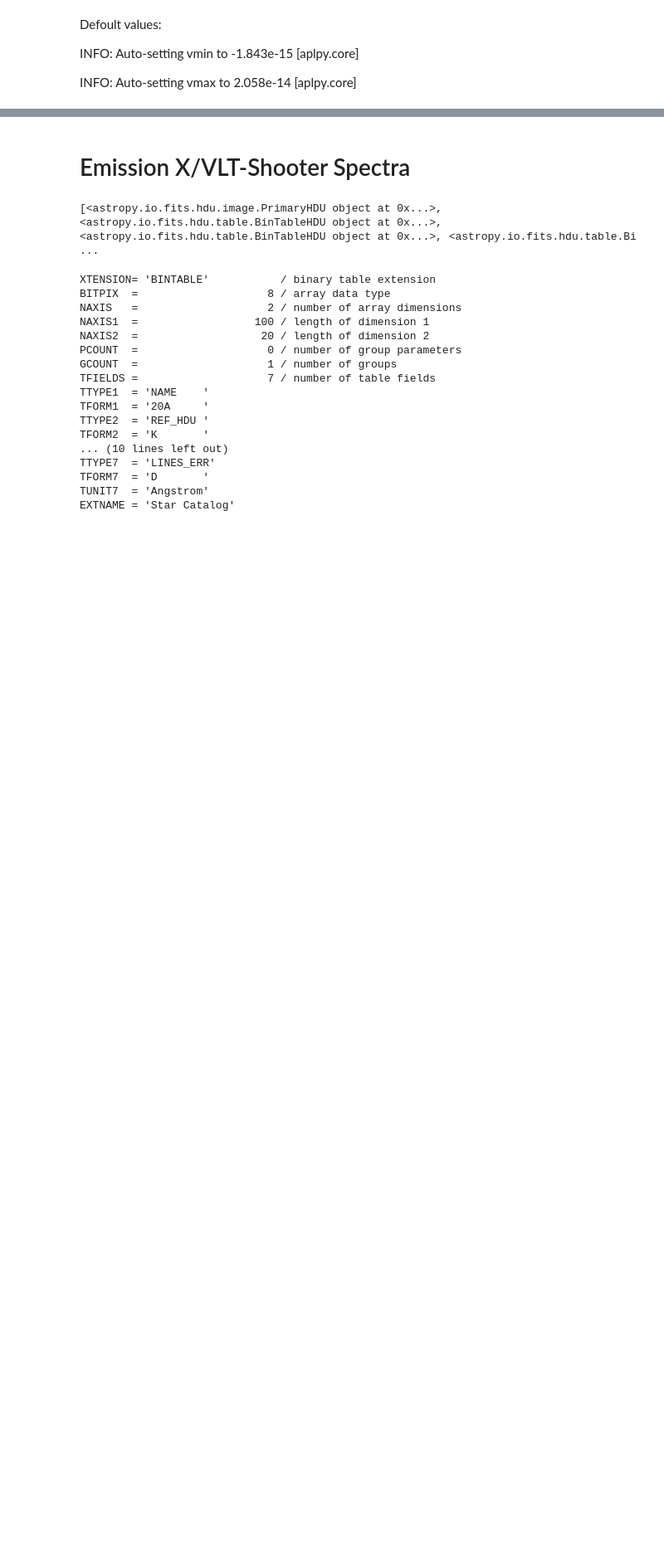
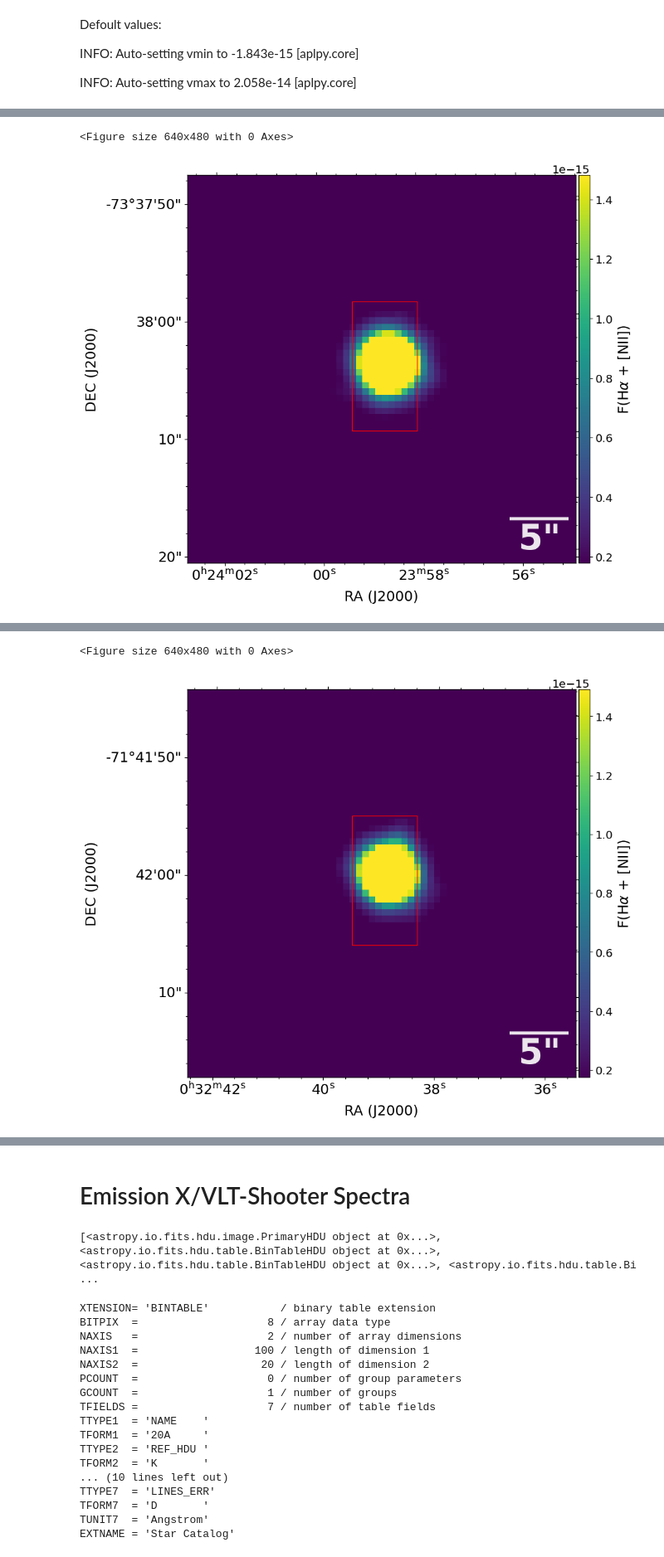
Before and after one commit to AngelGSoto/PNe-MC-SPLUS, a Jupyter notebook: notebooks/pseudo-slit-final.ipynb, the cells around one changed output, grey strips where cells are left out. Shown: that part at 83% size. Drawn from its saved outputs; the diff is of its cells as text; code cells hidden in the pictures; blank space fills up the shorter version.

Commit message:
Adding some slits

```diff
--- a/notebooks/pseudo-slit-final.ipynb
+++ b/notebooks/pseudo-slit-final.ipynb
@@ -120,0 +126,3 @@ WARNING: FITSFixedWarning: 'datfix' made the change 'Set DATE-OBS to '2018-11-06
+# %%
+table = Table.read("../VLT-XSHOOTER-spectra-splusmag-SMC.ecsv", format="ascii.ecsv")
+table
@@ -120,0 +141,27 @@ WARNING: FITSFixedWarning: 'datfix' made the change 'Set DATE-OBS to '2018-11-06
+# %%
+# Iterate through the "ID" column
+# Initialize an empty Astropy Table
+output_table = Table(names=('ID', 'Name spec', 'Flux_slit'), dtype=('S100', 'S100', 'float'))
+for i, j in zip(table["ID"], table["VLT"]):
+    file_name = f"../maps_fits/b'{i}'_halpha_v1.fits"  # Construct the file path
+    if os.path.isfile(file_name):  # Check if the file exists
+        try:
+            hdul = fits.open(file_name)  # Open the FITS file
+            hdu = hdul[0]  # Get the primary HDU
+
+            # Calculate mean and standard deviation
+            m, s = np.mean(hdu.data), np.std(hdu.data)
+
+            # Replace y_start, y_end, x_start, x_end, angle with your desired values
+            plot_slit_with_aplpy(hdu, y_start, y_end, x_start, x_end, angle, m, s)
+
+            flux_slit = pseudo_slit(hdu.data, y_start, y_end, x_start, x_end, angle)
+            file_img = i
+            file_spec = j.split("_spe")[0]
+            # Append the data to the Astropy Table
+            output_table.add_row([file_img, file_spec, flux_slit])
+
+            hdul.close()  # Close the FITS file after use
+        except FileNotFoundError:
+            continue  # Skip to the next file if not found
+# %% [output]
@@ -120,0 +170,2 @@ WARNING: FITSFixedWarning: 'datfix' made the change 'Set DATE-OBS to '2018-11-06
+<Figure size 640x480 with 0 Axes>
+[figure, added]
@@ -120,0 +174,2 @@ WARNING: FITSFixedWarning: 'datfix' made the change 'Set DATE-OBS to '2018-11-06
+<Figure size 640x480 with 0 Axes>
+[figure, added]
```
Also changed, not shown: parts of 19 cells of this notebook.
